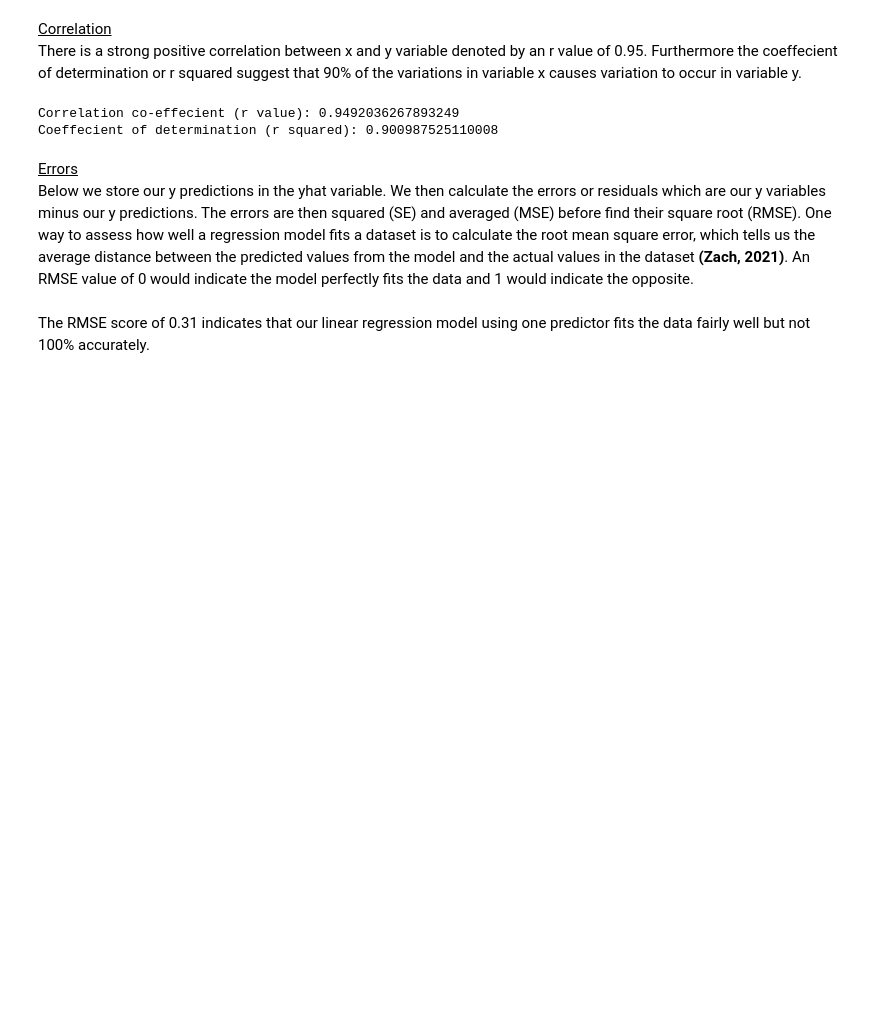
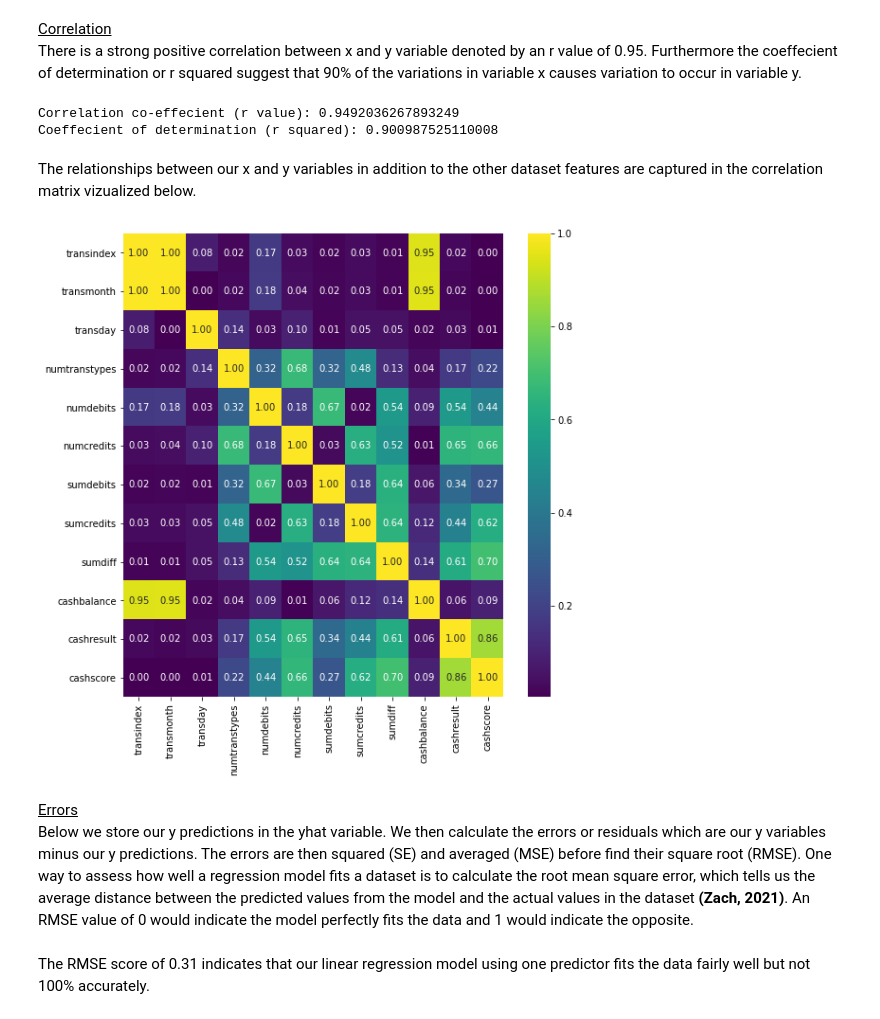
Before and after one commit to KenyattaDaniel/project-score, a Jupyter notebook: SMEsCreditScoringpt2.ipynb, the cells around one changed output. Saved outputs shown, nothing was run; the diff lists cells and outputs as text; code cells hidden in the pictures; blank space fills up the shorter version.

```diff
--- a/SMEsCreditScoringpt2.ipynb
+++ b/SMEsCreditScoringpt2.ipynb
@@ -224,6 +253,13 @@ print("Coeffecient of determination (r squared):", r_value**2)
 # %% [output]
 Correlation co-effecient (r value): 0.9492036267893249
 Coeffecient of determination (r squared): 0.900987525110008
+# %% [markdown]
+The relationships between our x and y variables in addition to the other dataset features are captured in the correlation matrix vizualized below.
+# %%
+plt.figure(figsize=(9,9))
+sns.heatmap(np.abs(sumtrans2.corr()), annot=True, cmap="viridis", fmt="0.2f");
+# %% [output]
+[figure, added]
 # %% [markdown]
 <u>Errors</u>
 <br>Below we store our y predictions in the yhat variable. We then calculate the errors or residuals which are our y variables minus our y predictions. The errors are then squared (SE) and averaged (MSE) before find their square root (RMSE). One way to assess how well a regression model fits a dataset is to calculate the root mean square error, which tells us the average distance between the predicted values from the model and the actual values in the dataset **(Zach, 2021)**. An RMSE value of 0 would indicate the model perfectly fits the data and 1 would indicate the opposite.
```
Also changed, not shown: parts of 20 cells of this notebook.
